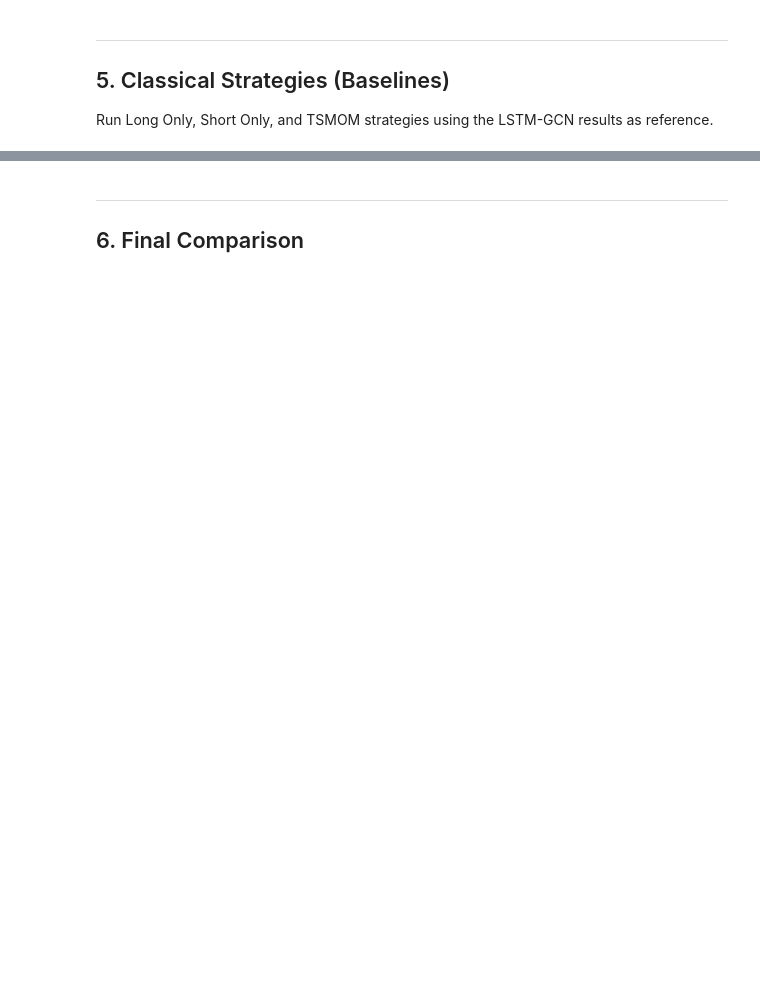
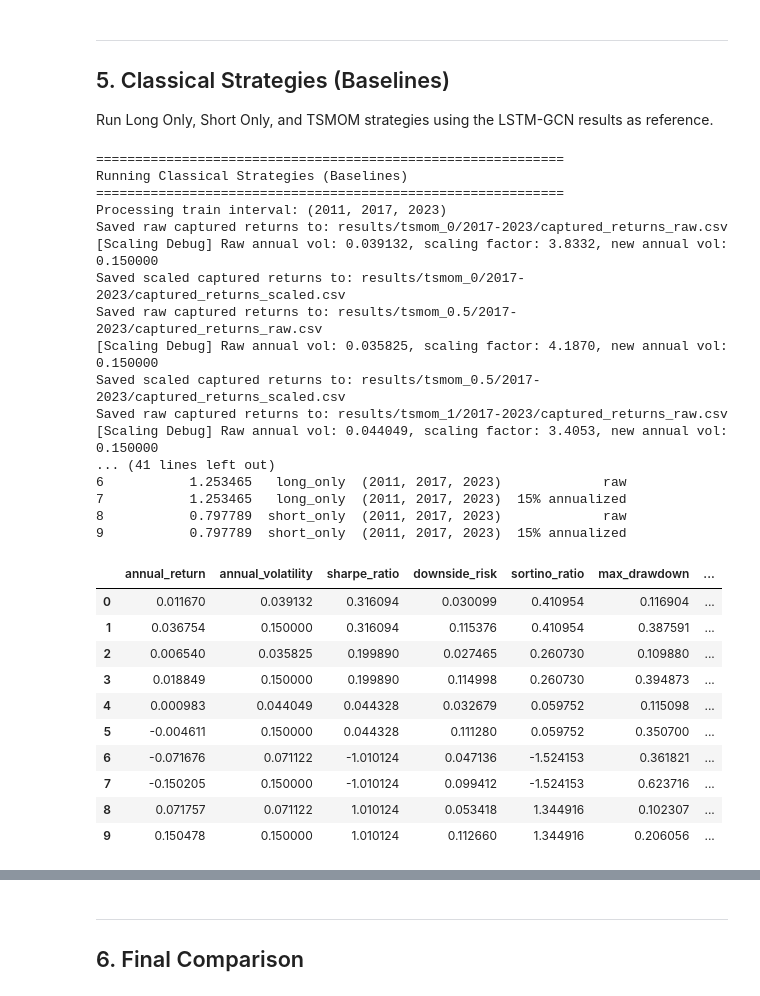
Before and after one commit to adam-909/4yp, a Jupyter notebook: 4YP-main/notebooks/run_all_strategies.ipynb, the cells around one changed output, grey strips where cells are left out. Drawn from its saved outputs; the diff is of its cells as text; code cells hidden in the pictures; blank space fills up the shorter version.

```diff
--- a/4YP-main/notebooks/run_all_strategies.ipynb
+++ b/4YP-main/notebooks/run_all_strategies.ipynb
@@ -419,24 +500,53 @@ Run Long Only, Short Only, and TSMOM strategies using the LSTM-GCN results as re
 # %%
 from gml.backtest import run_classical_methods
 from settings.default import STRADDLE
 
 print("="*60)
 print("Running Classical Strategies (Baselines)")
 print("="*60)
 
 # Reference experiment (must have been run first)
-REFERENCE_EXPERIMENT = LSTM_GCN_EXPERIMENT
+REFERENCE_EXPERIMENT = LSTM_EXPERIMENT
 
 # Features file
 if STRADDLE:
     features_file_path = os.path.join("data", "straddle_features", "features.csv")
 else:
     features_file_path = os.path.join("data", "equity_features", "features.csv")
 
 # Intervals
 INTERVALS = [(TRAIN_START, TEST_START, TEST_END)]
 
 run_classical_methods(features_file_path, INTERVALS, REFERENCE_EXPERIMENT)
+# %% [output]
+============================================================
+Running Classical Strategies (Baselines)
+============================================================
+Processing train interval: (2011, 2017, 2023)
+Saved raw captured returns to: results/tsmom_0/2017-2023/captured_returns_raw.csv
+[Scaling Debug] Raw annual vol: 0.039132, scaling factor: 3.8332, new annual vol: 0.150000
+Saved scaled captured returns to: results/tsmom_0/2017-2023/captured_returns_scaled.csv
+Saved raw captured returns to: results/tsmom_0.5/2017-2023/captured_returns_raw.csv
+[Scaling Debug] Raw annual vol: 0.035825, scaling factor: 4.1870, new annual vol: 0.150000
+Saved scaled captured returns to: results/tsmom_0.5/2017-2023/captured_returns_scaled.csv
+Saved raw captured returns to: results/tsmom_1/2017-2023/captured_returns_raw.csv
+[Scaling Debug] Raw annual vol: 0.044049, scaling factor: 3.4053, new annual vol: 0.150000
+... (41 lines left out)
+6           1.253465   long_only  (2011, 2017, 2023)             raw
+7           1.253465   long_only  (2011, 2017, 2023)  15% annualized
+8           0.797789  short_only  (2011, 2017, 2023)             raw
+9           0.797789  short_only  (2011, 2017, 2023)  15% annualized
+|  | annual_return | annual_volatility | sharpe_ratio | downside_risk | sortino_ratio | max_drawdown | ... |
+| 0 | 0.011670 | 0.039132 | 0.316094 | 0.030099 | 0.410954 | 0.116904 | ... |
+| 1 | 0.036754 | 0.150000 | 0.316094 | 0.115376 | 0.410954 | 0.387591 | ... |
+| 2 | 0.006540 | 0.035825 | 0.199890 | 0.027465 | 0.260730 | 0.109880 | ... |
+| 3 | 0.018849 | 0.150000 | 0.199890 | 0.114998 | 0.260730 | 0.394873 | ... |
+| 4 | 0.000983 | 0.044049 | 0.044328 | 0.032679 | 0.059752 | 0.115098 | ... |
+| 5 | -0.004611 | 0.150000 | 0.044328 | 0.111280 | 0.059752 | 0.350700 | ... |
+| 6 | -0.071676 | 0.071122 | -1.010124 | 0.047136 | -1.524153 | 0.361821 | ... |
+| 7 | -0.150205 | 0.150000 | -1.010124 | 0.099412 | -1.524153 | 0.623716 | ... |
+| 8 | 0.071757 | 0.071122 | 1.010124 | 0.053418 | 1.344916 | 0.102307 | ... |
+| 9 | 0.150478 | 0.150000 | 1.010124 | 0.112660 | 1.344916 | 0.206056 | ... |
 # %%
 # Load and display Long Only results
 print("\n" + "="*60)
```
Also changed, not shown: parts of 14 cells of this notebook, 3 other files.
